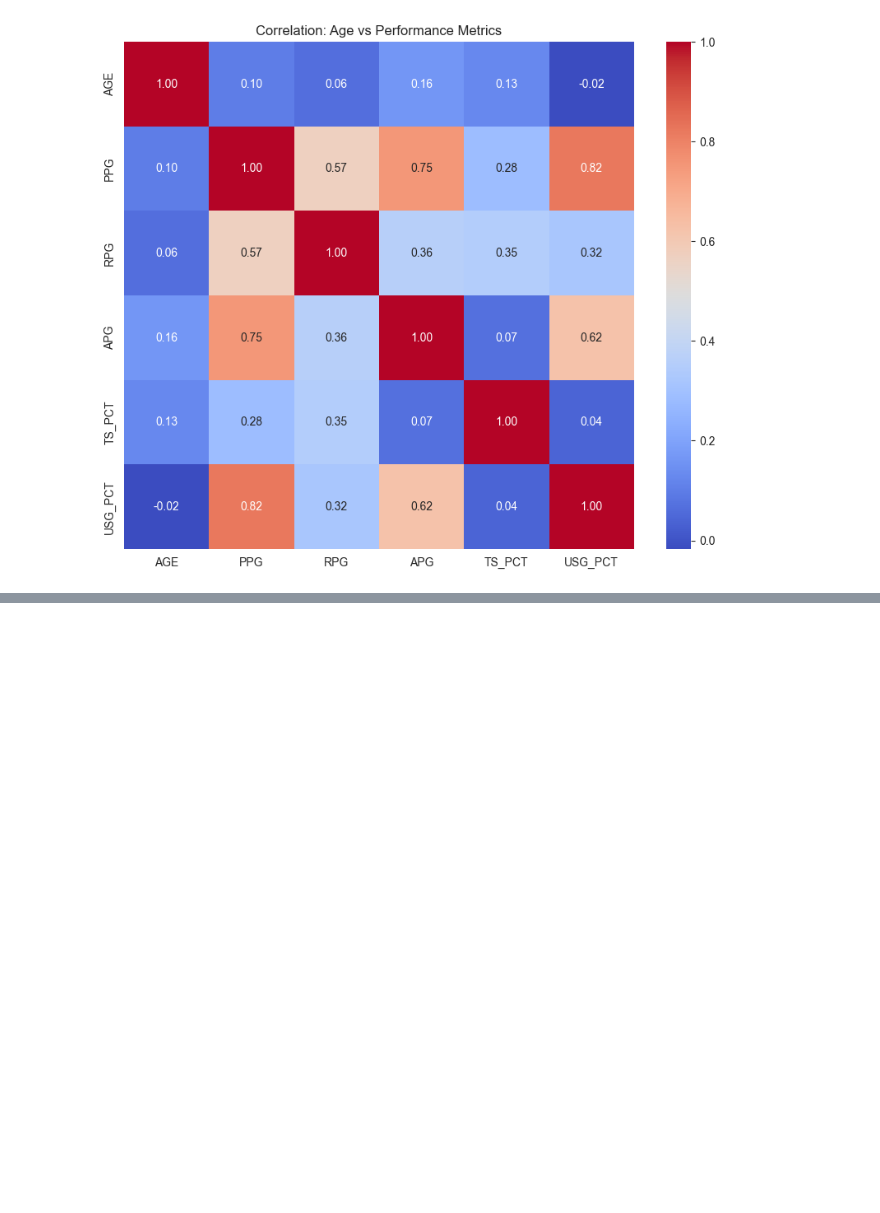
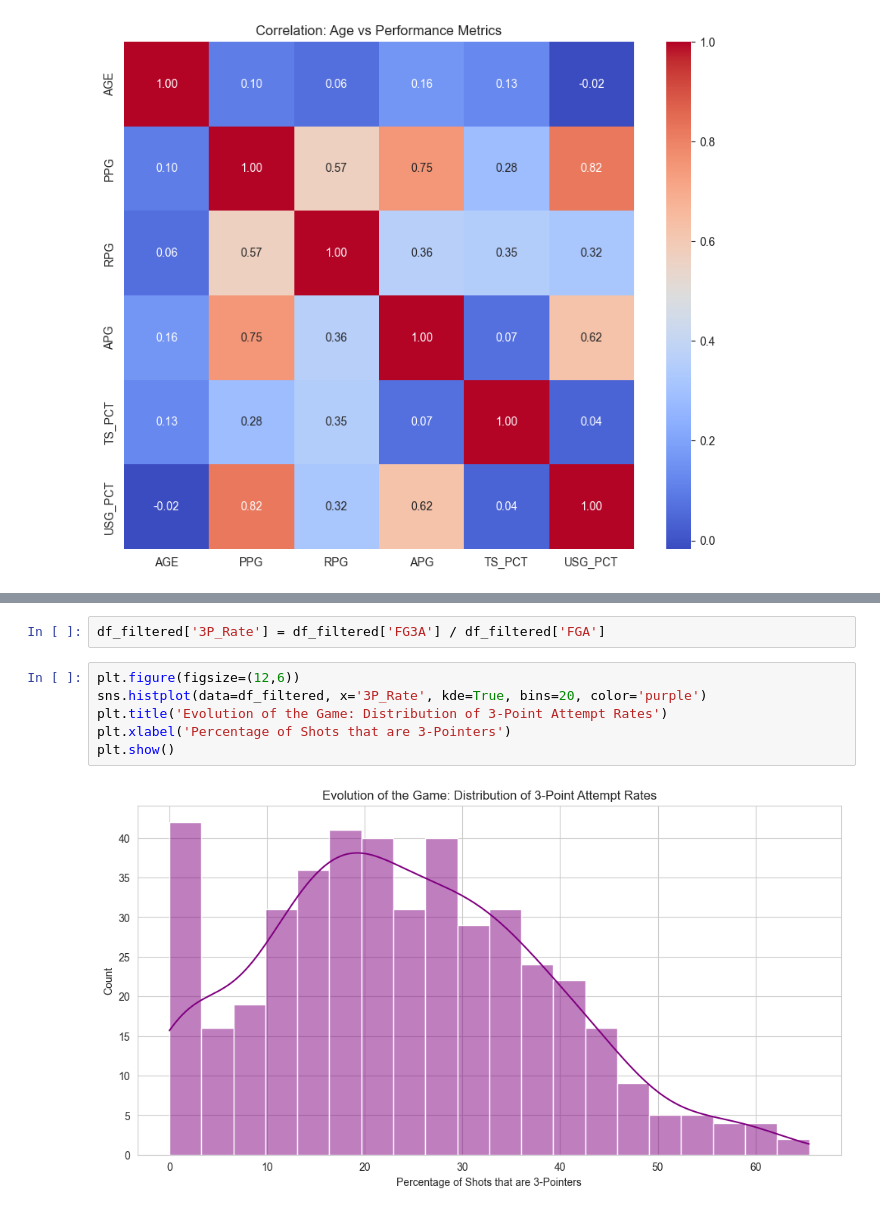
Before and after one commit to jericho1124/nba-impact-analysis, a Jupyter notebook: notebook/nba_analysis.ipynb, the cells around one changed output, grey strips where cells are left out. Saved outputs shown, nothing was run; the diff lists cells and outputs as text; blank space fills up the shorter version.

```diff
--- a/notebook/nba_analysis.ipynb
+++ b/notebook/nba_analysis.ipynb
@@ -130,0 +165,10 @@ plt.show()
+# %%
+df_filtered['3P_Rate'] = df_filtered['FG3A'] / df_filtered['FGA']
+# %%
+plt.figure(figsize=(12,6))
+sns.histplot(data=df_filtered, x='3P_Rate', kde=True, bins=20, color='purple')
+plt.title('Evolution of the Game: Distribution of 3-Point Attempt Rates')
+plt.xlabel('Percentage of Shots that are 3-Pointers')
+plt.show()
+# %% [output]
+[figure, added]
```
Also changed, not shown: parts of 6 cells of this notebook.
